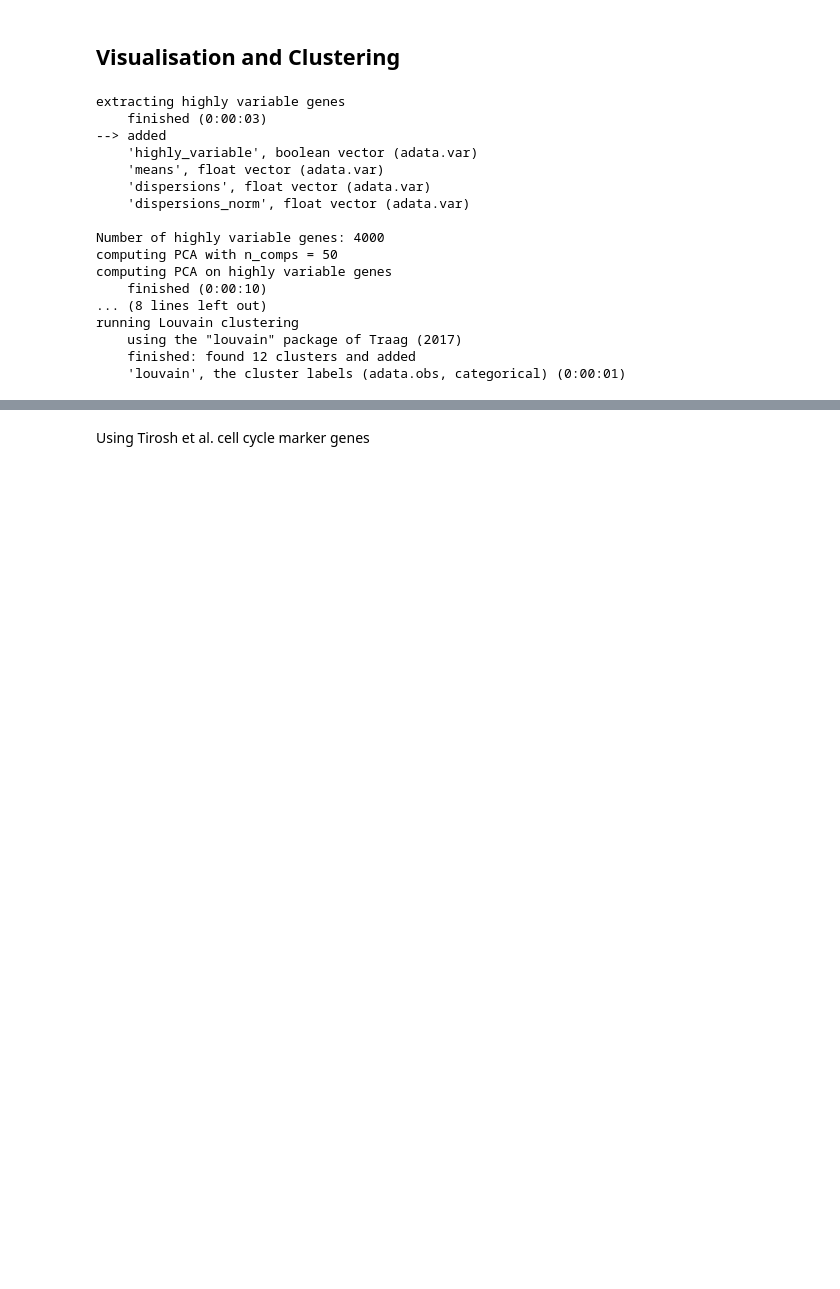
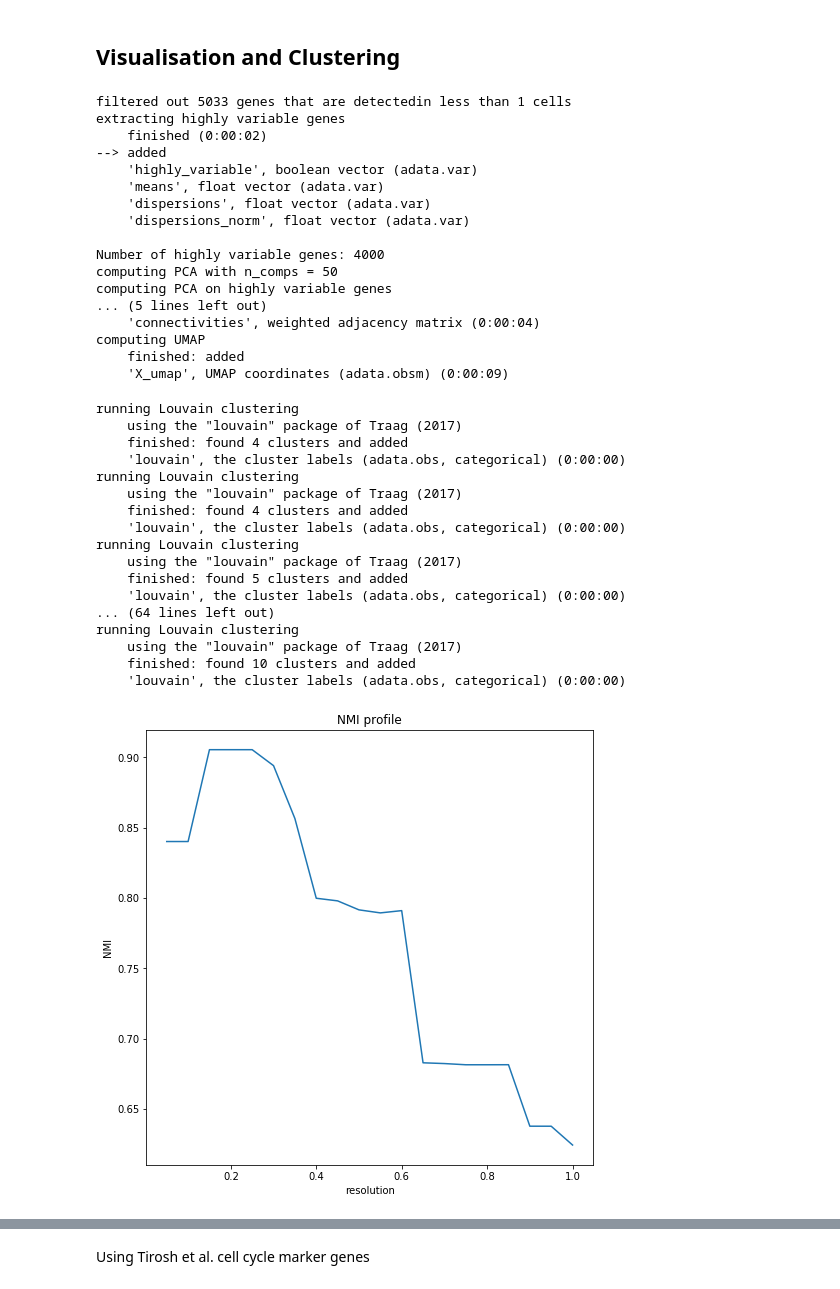
Before and after one commit to theislab/scib, a Jupyter notebook: notebooks/metrics/cell_cycle_effect.ipynb, the cells around one changed output, grey strips where cells are left out. Saved outputs shown, nothing was run; the diff lists cells and outputs as text; code cells hidden in the pictures; blank space fills up the shorter version.

```diff
--- a/notebooks/metrics/cell_cycle_effect.ipynb
+++ b/notebooks/metrics/cell_cycle_effect.ipynb
@@ -25,10 +25,10 @@ adata = sc.read(adata_file, cache=True)
 ## Visualisation and Clustering
 # %%
 scIB.preprocessing.reduce_data(adata, hvg=True, batch='tissue', pca=True, umap=True)
-sc.tl.louvain(adata, resolution=0.5, key_added='louvain')
 # %% [output]
+filtered out 5033 genes that are detectedin less than 1 cells
 extracting highly variable genes
-    finished (0:00:03)
+    finished (0:00:02)
 --> added
     'highly_variable', boolean vector (adata.var)
     'means', float vector (adata.var)
@@ -38,10 +38,30 @@ extracting highly variable genes
 Number of highly variable genes: 4000
 computing PCA with n_comps = 50
 computing PCA on highly variable genes
-    finished (0:00:10)
-... (8 lines left out)
-running Louvain clustering
-    using the "louvain" package of Traag (2017)
-    finished: found 12 clusters and added
-    'louvain', the cluster labels (adata.obs, categorical) (0:00:01)
+... (5 lines left out)
+    'connectivities', weighted adjacency matrix (0:00:04)
+computing UMAP
+    finished: added
+    'X_umap', UMAP coordinates (adata.obsm) (0:00:09)
+# %%
+opt_clus = scIB.clustering.opt_louvain(adata, label='cell_type', plot=True)
+# %% [output]
+running Louvain clustering
+    using the "louvain" package of Traag (2017)
+    finished: found 4 clusters and added
+    'louvain', the cluster labels (adata.obs, categorical) (0:00:00)
+running Louvain clustering
+    using the "louvain" package of Traag (2017)
+    finished: found 4 clusters and added
+    'louvain', the cluster labels (adata.obs, categorical) (0:00:00)
+running Louvain clustering
+    using the "louvain" package of Traag (2017)
+    finished: found 5 clusters and added
+    'louvain', the cluster labels (adata.obs, categorical) (0:00:00)
+... (64 lines left out)
+running Louvain clustering
+    using the "louvain" package of Traag (2017)
+    finished: found 10 clusters and added
+    'louvain', the cluster labels (adata.obs, categorical) (0:00:00)
+[figure, added]
 # %%
```
Also changed, not shown: parts of 14 cells of this notebook, 5 other files.
